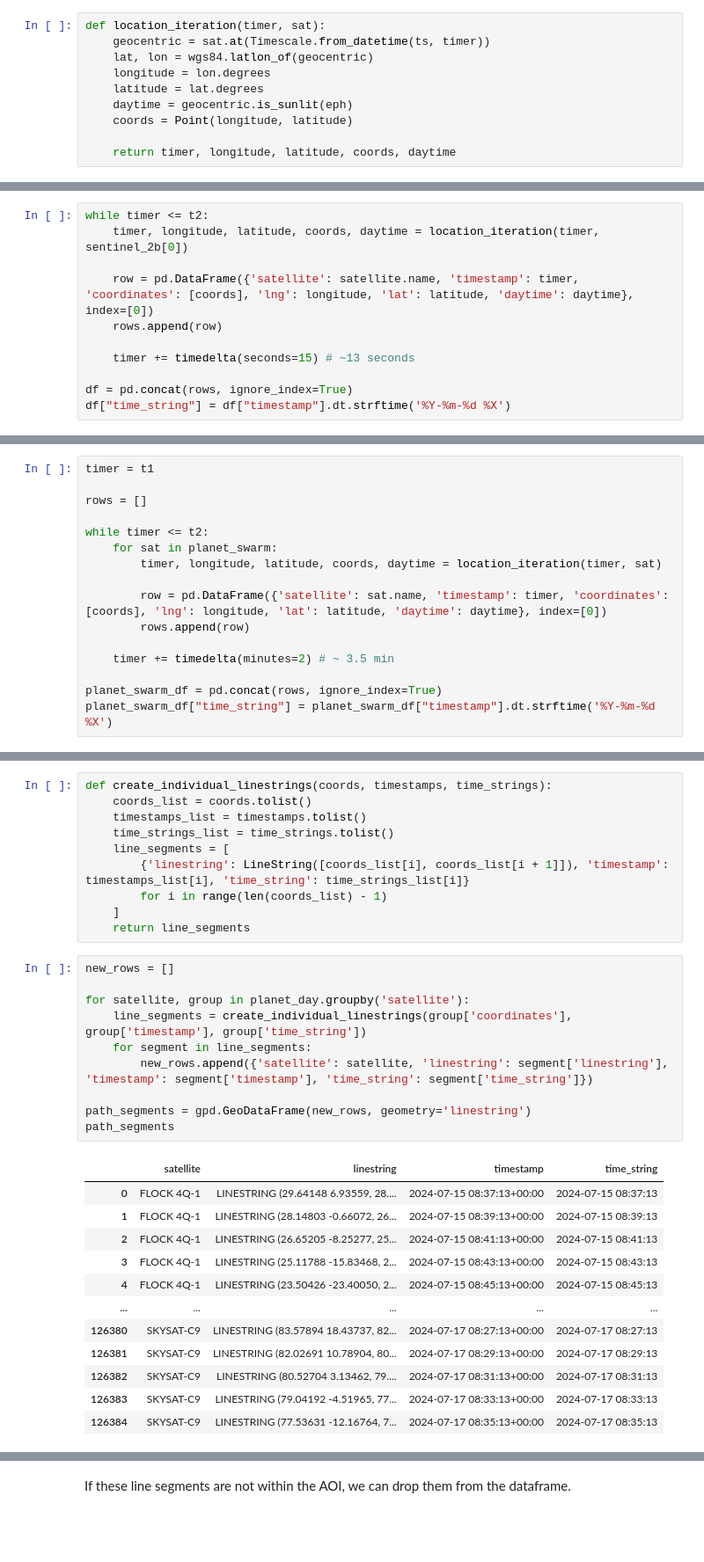
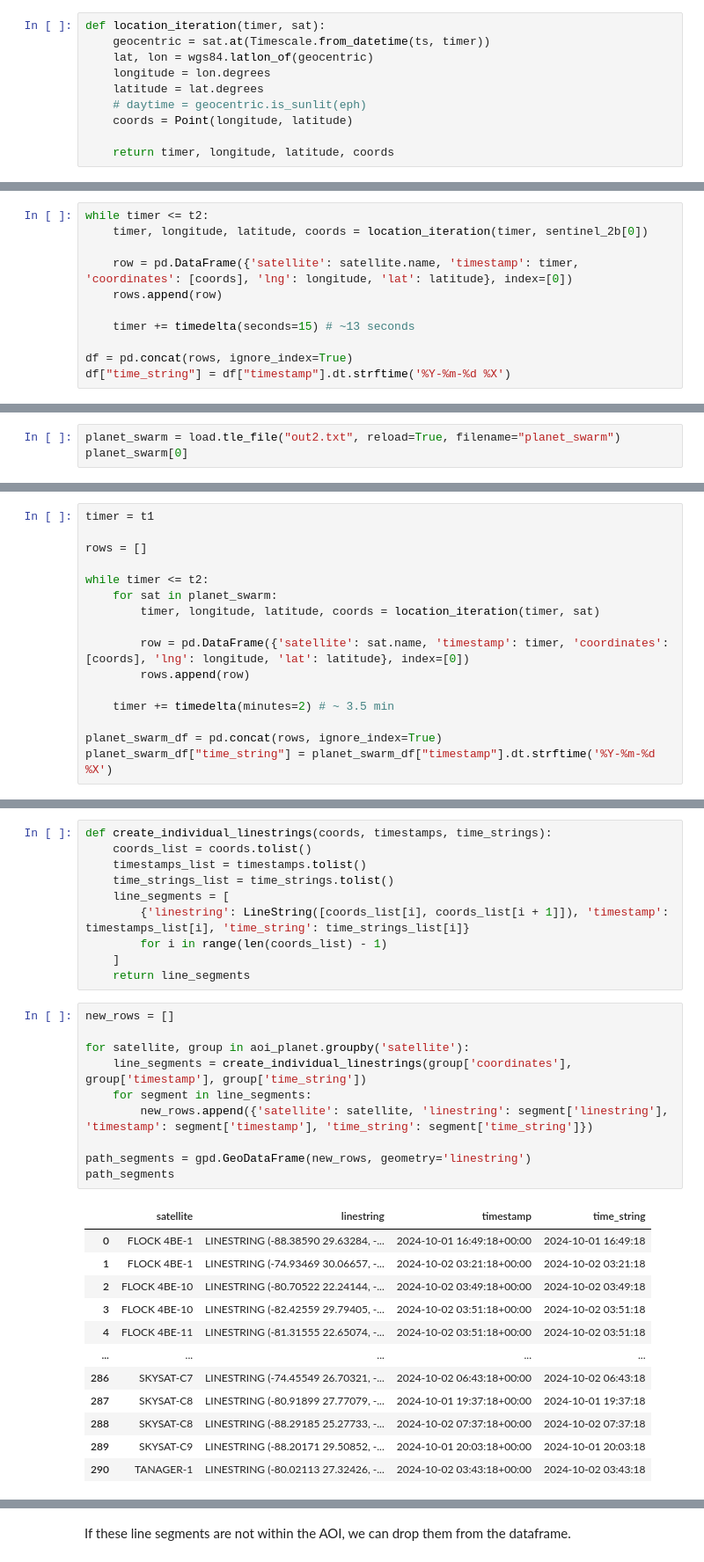
Before and after one commit to developmentseed/jupyterlite, a Jupyter notebook: content/satellite-location.ipynb, the cells around one changed output, grey strips where cells are left out. Shown at 88% size. Drawn from its saved outputs; the diff is of its cells as text; blank space fills up the shorter version.

```diff
--- a/content/satellite-location.ipynb
+++ b/content/satellite-location.ipynb
@@ -96,17 +111,17 @@ def location_iteration(timer, sat):
     lat, lon = wgs84.latlon_of(geocentric)
     longitude = lon.degrees
     latitude = lat.degrees
-    daytime = geocentric.is_sunlit(eph)
+    # daytime = geocentric.is_sunlit(eph)
     coords = Point(longitude, latitude)
 
-    return timer, longitude, latitude, coords, daytime
+    return timer, longitude, latitude, coords
 # %% [markdown]
 Then, we can iterate over the time frame. The more frequent the measurements, the slower the calculation takes.
 # %%
 while timer <= t2:
-    timer, longitude, latitude, coords, daytime = location_iteration(timer, sentinel_2b[0])
+    timer, longitude, latitude, coords = location_iteration(timer, sentinel_2b[0])
 
-    row = pd.DataFrame({'satellite': satellite.name, 'timestamp': timer, 'coordinates': [coords], 'lng': longitude, 'lat': latitude, 'daytime': daytime}, index=[0])
+    row = pd.DataFrame({'satellite': satellite.name, 'timestamp': timer, 'coordinates': [coords], 'lng': longitude, 'lat': latitude}, index=[0])
     rows.append(row)
 
     timer += timedelta(seconds=15) # ~13 seconds
@@ -213,0 +212,3 @@ planet_swarm[0]
+# %%
+planet_swarm = load.tle_file("out2.txt", reload=True, filename="planet_swarm")
+planet_swarm[0]
@@ -220,9 +223,9 @@ rows = []
 
 while timer <= t2:
     for sat in planet_swarm:
-        timer, longitude, latitude, coords, daytime = location_iteration(timer, sat)
+        timer, longitude, latitude, coords = location_iteration(timer, sat)
 
-        row = pd.DataFrame({'satellite': sat.name, 'timestamp': timer, 'coordinates': [coords], 'lng': longitude, 'lat': latitude, 'daytime': daytime}, index=[0])
+        row = pd.DataFrame({'satellite': sat.name, 'timestamp': timer, 'coordinates': [coords], 'lng': longitude, 'lat': latitude}, index=[0])
         rows.append(row)
 
     timer += timedelta(minutes=2) # ~ 3.5 min
@@ -274,23 +263,23 @@ def create_individual_linestrings(coords, timestamps, time_strings):
 # %%
 new_rows = []
 
-for satellite, group in planet_day.groupby('satellite'):
+for satellite, group in aoi_planet.groupby('satellite'):
     line_segments = create_individual_linestrings(group['coordinates'], group['timestamp'], group['time_string'])
     for segment in line_segments:
         new_rows.append({'satellite': satellite, 'linestring': segment['linestring'], 'timestamp': segment['timestamp'], 'time_string': segment['time_string']})
 
 path_segments = gpd.GeoDataFrame(new_rows, geometry='linestring')
 path_segments
 # %% [output]
 |  | satellite | linestring | timestamp | time_string |
-| 0 | FLOCK 4Q-1 | LINESTRING (29.64148 6.93559, 28.... | 2024-07-15 08:37:13+00:00 | 2024-07-15 08:37:13 |
-| 1 | FLOCK 4Q-1 | LINESTRING (28.14803 -0.66072, 26... | 2024-07-15 08:39:13+00:00 | 2024-07-15 08:39:13 |
-| 2 | FLOCK 4Q-1 | LINESTRING (26.65205 -8.25277, 25... | 2024-07-15 08:41:13+00:00 | 2024-07-15 08:41:13 |
-| 3 | FLOCK 4Q-1 | LINESTRING (25.11788 -15.83468, 2... | 2024-07-15 08:43:13+00:00 | 2024-07-15 08:43:13 |
-| 4 | FLOCK 4Q-1 | LINESTRING (23.50426 -23.40050, 2... | 2024-07-15 08:45:13+00:00 | 2024-07-15 08:45:13 |
+| 0 | FLOCK 4BE-1 | LINESTRING (-88.38590 29.63284, -... | 2024-10-01 16:49:18+00:00 | 2024-10-01 16:49:18 |
+| 1 | FLOCK 4BE-1 | LINESTRING (-74.93469 30.06657, -... | 2024-10-02 03:21:18+00:00 | 2024-10-02 03:21:18 |
+| 2 | FLOCK 4BE-10 | LINESTRING (-80.70522 22.24144, -... | 2024-10-02 03:49:18+00:00 | 2024-10-02 03:49:18 |
+| 3 | FLOCK 4BE-10 | LINESTRING (-82.42559 29.79405, -... | 2024-10-02 03:51:18+00:00 | 2024-10-02 03:51:18 |
+| 4 | FLOCK 4BE-11 | LINESTRING (-81.31555 22.65074, -... | 2024-10-02 03:51:18+00:00 | 2024-10-02 03:51:18 |
 | ... | ... | ... | ... | ... |
-| 126380 | SKYSAT-C9 | LINESTRING (83.57894 18.43737, 82... | 2024-07-17 08:27:13+00:00 | 2024-07-17 08:27:13 |
-| 126381 | SKYSAT-C9 | LINESTRING (82.02691 10.78904, 80... | 2024-07-17 08:29:13+00:00 | 2024-07-17 08:29:13 |
-| 126382 | SKYSAT-C9 | LINESTRING (80.52704 3.13462, 79.... | 2024-07-17 08:31:13+00:00 | 2024-07-17 08:31:13 |
-| 126383 | SKYSAT-C9 | LINESTRING (79.04192 -4.51965, 77... | 2024-07-17 08:33:13+00:00 | 2024-07-17 08:33:13 |
-| 126384 | SKYSAT-C9 | LINESTRING (77.53631 -12.16764, 7... | 2024-07-17 08:35:13+00:00 | 2024-07-17 08:35:13 |
+| 286 | SKYSAT-C7 | LINESTRING (-74.45549 26.70321, -... | 2024-10-02 06:43:18+00:00 | 2024-10-02 06:43:18 |
+| 287 | SKYSAT-C8 | LINESTRING (-80.91899 27.77079, -... | 2024-10-01 19:37:18+00:00 | 2024-10-01 19:37:18 |
+| 288 | SKYSAT-C8 | LINESTRING (-88.29185 25.27733, -... | 2024-10-02 07:37:18+00:00 | 2024-10-02 07:37:18 |
+| 289 | SKYSAT-C9 | LINESTRING (-88.20171 29.50852, -... | 2024-10-01 20:03:18+00:00 | 2024-10-01 20:03:18 |
+| 290 | TANAGER-1 | LINESTRING (-80.02113 27.32426, -... | 2024-10-02 03:43:18+00:00 | 2024-10-02 03:43:18 |
```
Also changed, not shown: parts of 17 cells of this notebook.
